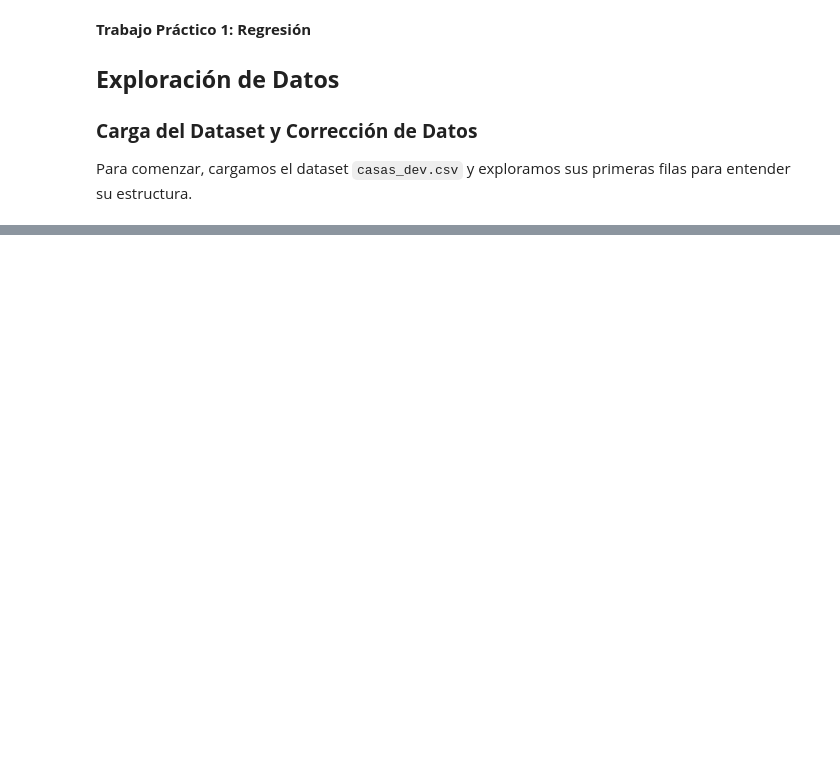
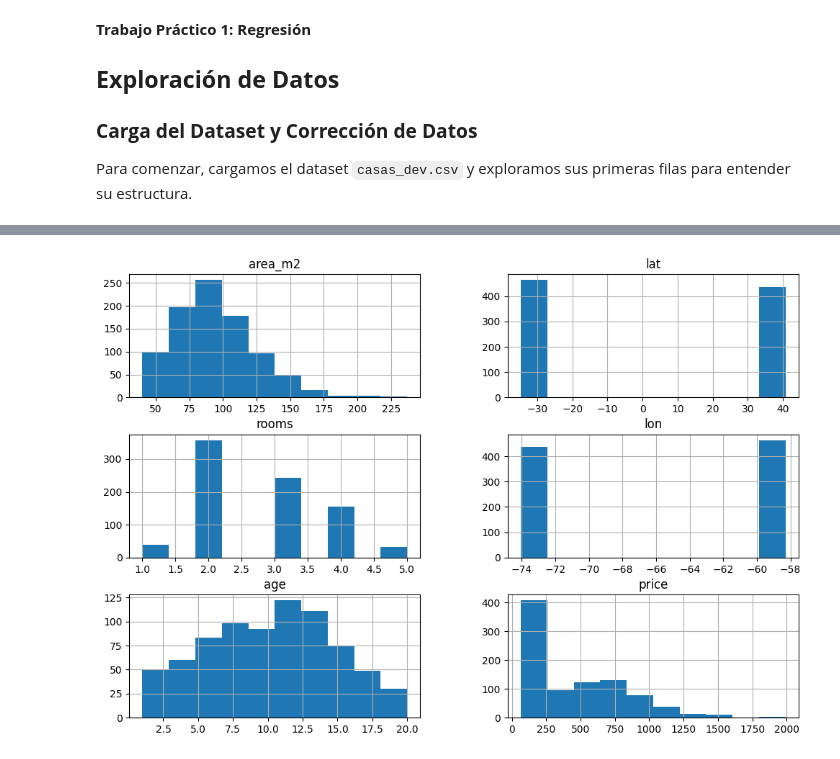
Before and after one commit to elianaostro/ML, a Jupyter notebook: Ostrovsky_Eliana_TP1/notebooks/Entrega_TP1.ipynb, the cells around one changed output, grey strips where cells are left out. Saved outputs shown, nothing was run; the diff lists cells and outputs as text; code cells hidden in the pictures; blank space fills up the shorter version.

```diff
--- a/Ostrovsky_Eliana_TP1/notebooks/Entrega_TP1.ipynb
+++ b/Ostrovsky_Eliana_TP1/notebooks/Entrega_TP1.ipynb
@@ -781,0 +14,3 @@ Error cuadrático medio en train: 209405.87838920817
+# %%
+df = pd.read_csv("../data/casas_dev.csv")
+df.head()
@@ -781,0 +97,2 @@ Error cuadrático medio en train: 209405.87838920817
+# %%
+df = preprocessing.convert_units(df)
@@ -781,0 +107,5 @@ Error cuadrático medio en train: 209405.87838920817
+# %%
+df[['area_m2', 'lat', 'rooms', 'lon', 'age', 'price']].hist(figsize=(12, 8))
+plt.show()
+# %% [output]
+[figure, added]
```
Also changed, not shown: parts of 93 cells of this notebook, 29 other files.
